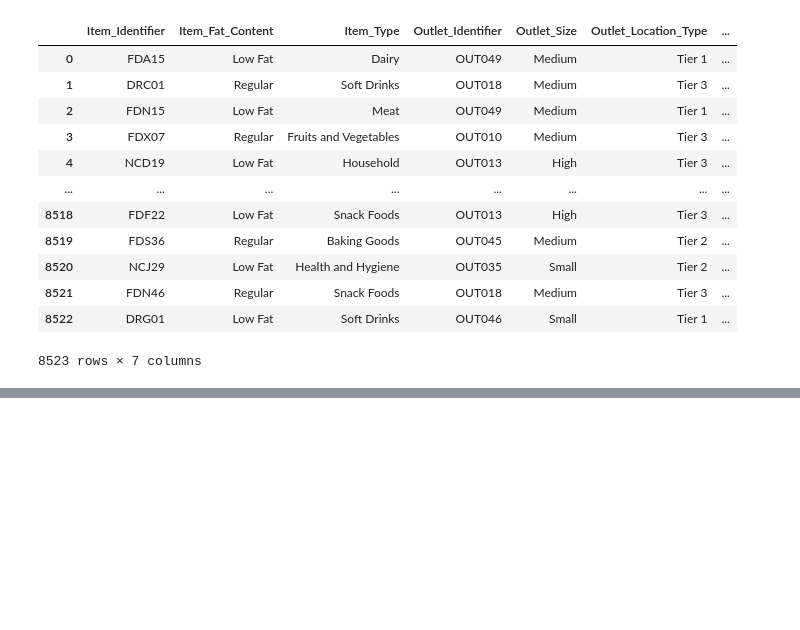
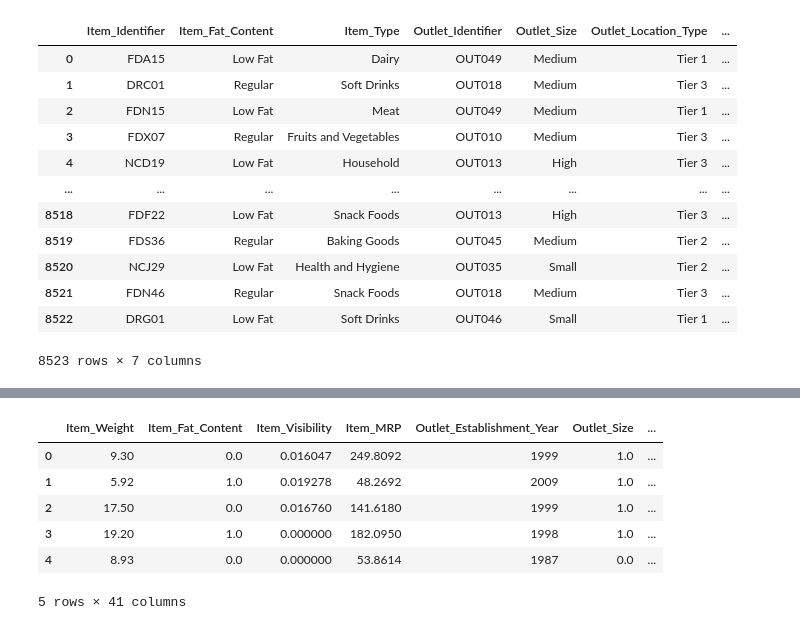
Before and after one commit to digitaico/ml, a Jupyter notebook: retail-sales-predict/prediction.ipynb, the cells around one changed output, grey strips where cells are left out. Drawn from its saved outputs; the diff is of its cells as text; code cells hidden in the pictures; blank space fills up the shorter version.

```diff
--- a/retail-sales-predict/prediction.ipynb
+++ b/retail-sales-predict/prediction.ipynb
@@ -372,0 +400,24 @@ train[cat_columns]
+# %%
+ordinal_cat_columns = ['Item_Fat_Content', 'Outlet_Size', 'Outlet_Location_Type']
+nominal_cat_columns = ['Item_Identifier', 'Item_Type', 'Outlet_Identifier', 'Outlet_Type']
+# %%
+# One-Hot encoding using get_dummies()
+train = pd.get_dummies(train, columns=nominal_cat_columns)
+test = pd.get_dummies(test, columns=nominal_cat_columns)
+# %%
+from sklearn.preprocessing import OrdinalEncoder
+
+ordinal_encoder = OrdinalEncoder()
+# %%
+train[ordinal_cat_columns] = ordinal_encoder.fit_transform(train[ordinal_cat_columns])
+test[ordinal_cat_columns] = ordinal_encoder.fit_transform(test[ordinal_cat_columns])
+# %%
+train.head()
+# %% [output]
+|  | Item_Weight | Item_Fat_Content | Item_Visibility | Item_MRP | Outlet_Establishment_Year | Outlet_Size | ... |
+| 0 | 9.30 | 0.0 | 0.016047 | 249.8092 | 1999 | 1.0 | ... |
+| 1 | 5.92 | 1.0 | 0.019278 | 48.2692 | 2009 | 1.0 | ... |
+| 2 | 17.50 | 0.0 | 0.016760 | 141.6180 | 1999 | 1.0 | ... |
+| 3 | 19.20 | 1.0 | 0.000000 | 182.0950 | 1998 | 1.0 | ... |
+| 4 | 8.93 | 0.0 | 0.000000 | 53.8614 | 1987 | 0.0 | ... |
+5 rows × 41 columns
```
Also changed, not shown: parts of 6 cells of this notebook.
